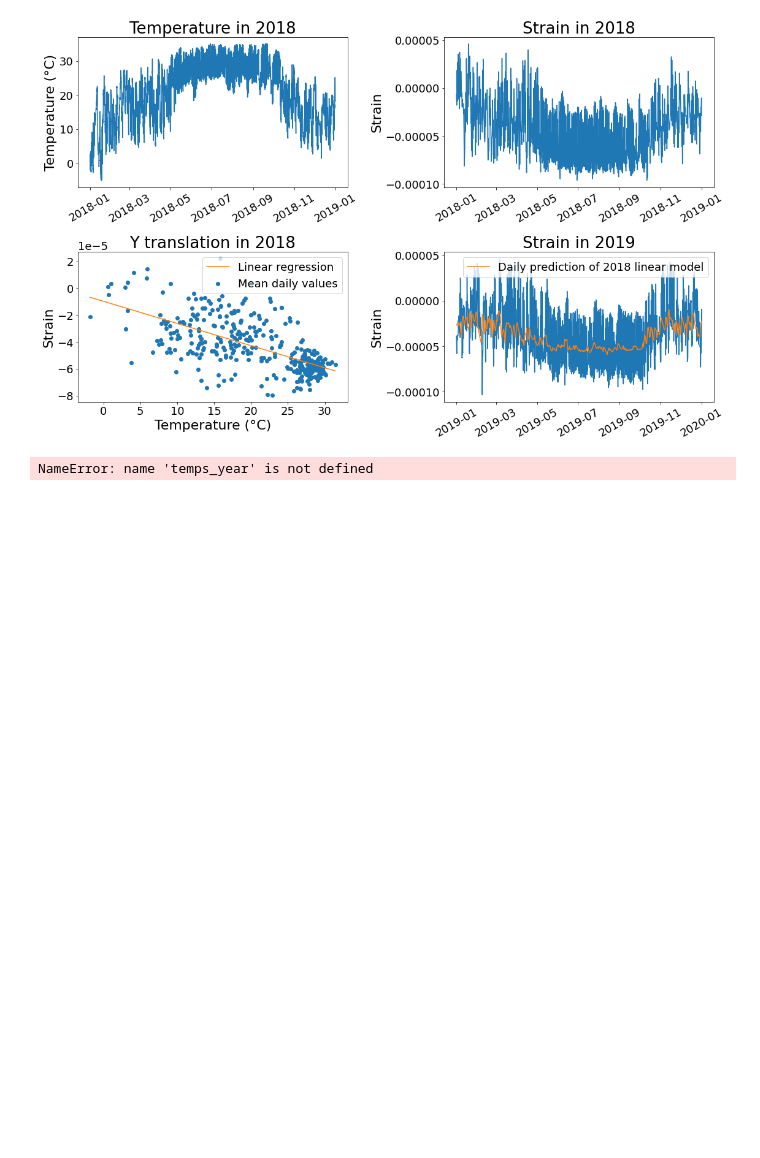
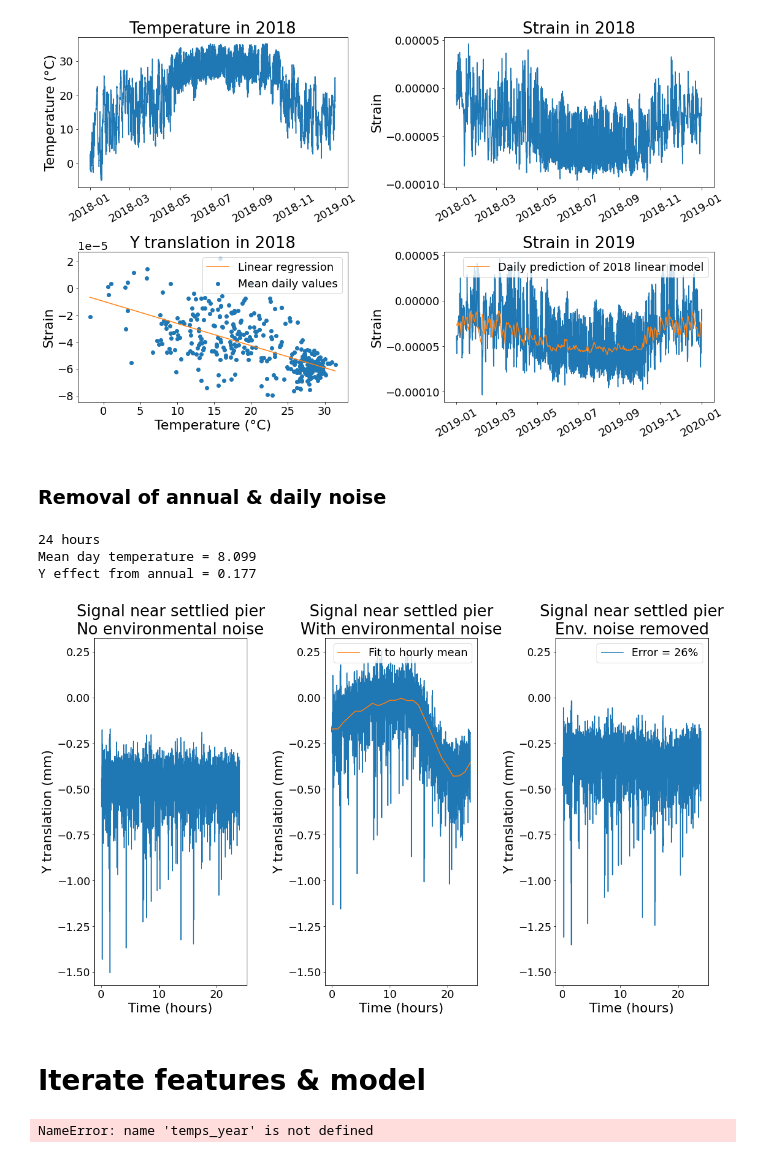
Before and after one commit to jerbaroo/bridge-sim, a Jupyter notebook: notebooks/piers.ipynb, the cells around one changed output. Saved outputs shown, nothing was run; the diff lists cells and outputs as text; code cells hidden in the pictures; blank space fills up the shorter version.

Commit message:
Noise removal

```diff
--- a/notebooks/piers.ipynb
+++ b/notebooks/piers.ipynb
@@ -716,3 +715,5 @@ plt.tight_layout()
 # %% [output]
 [figure]
+# %% [markdown]
+### Removal of annual & daily noise
 # %%
@@ -739,0 +733,55 @@ def remove_temp(num_samples, signal, ref=None):
+# %%
+# Indices for end of December.
+from_ = datetime.fromisoformat(f"2019-12-31T00:00")
+to = datetime.fromisoformat(f"2019-12-31T23:59")
+dec_2019_i, dec_2019_j = temperature.from_to_indices(temps_2019, from_, to)
+
+# Effect at end of December.
+effect_dec_2019_y = effect_2019_y[dec_2019_i:dec_2019_j]
+effect_dec_2019_s = effect_2019_s[dec_2019_i:dec_2019_j]
+
+temp_effect_dec_y = temperature.apply(effect=effect_dec_2019_y, responses=traffic_array_0)
+temp_effect_dec_s = temperature.apply(effect=effect_dec_2019_s, responses=traffic_array_0)
+# %%
+signal = np.array([y_p + temp_effect_dec_y, s_p + temp_effect_dec_s]).T
+print(f"{int(signal.shape[0] * c.sensor_hz / 60)} hours")
+day_temp = np.mean(temps_2019["temp"][dec_2019_i:dec_2019_j])
+print(f"Mean day temperature = {day_temp:.3f}")
+rm_year_y = lr_y_2018.predict([[day_temp]])[0]
+print(f"Y effect from annual = {rm_year_y:.3f}")
+# %% [output]
+24 hours
+Mean day temperature = 8.099
+Y effect from annual = 0.177
+# %%
+x = np.arange(signal.shape[0]) * c.sensor_hz / 60
+
+plt.landscape()
+plt.subplot(1, 3, 1)
+plt.plot(x, y_p)
+plt.ylabel("Y translation (mm)")
+plt.xlabel("Time (hours)")
+plt.title("Signal near settlied pier\nNo environmental noise")
+plt.subplot(1, 3, 2)
+plt.plot(x, signal.T[0])
+_rm_24h_y, rm_24h_y = remove_sampled(24, signal.T[0])
+plt.plot(x, _rm_24h_y, label="Fit to hourly mean")
+plt.ylabel("Y translation (mm)")
+plt.xlabel("Time (hours)")
+plt.title("Signal near settled pier\nWith environmental noise")
+plt.legend(loc="upper right")
+plt.subplot(1, 3, 3)
+recovered_y = signal.T[0] - rm_24h_y - rm_year_y
+error_mean = np.mean(recovered_y - y_p)
+true_mean = np.mean(y_p)
+plt.plot(x, recovered_y, label=f"Error = {int(abs(error_mean / true_mean) * 100)}%")
+plt.legend()
+plt.ylabel("Y translation (mm)")
+plt.xlabel("Time (hours)")
+plt.title("Signal near settled pier\nEnv. noise removed")
+plt.tight_layout()
+equal_lims("y", 1, 3)
+# %% [output]
+[figure, added]
+# %% [markdown]
+# Iterate features & model
```
Also changed, not shown: parts of 4 cells of this notebook.
